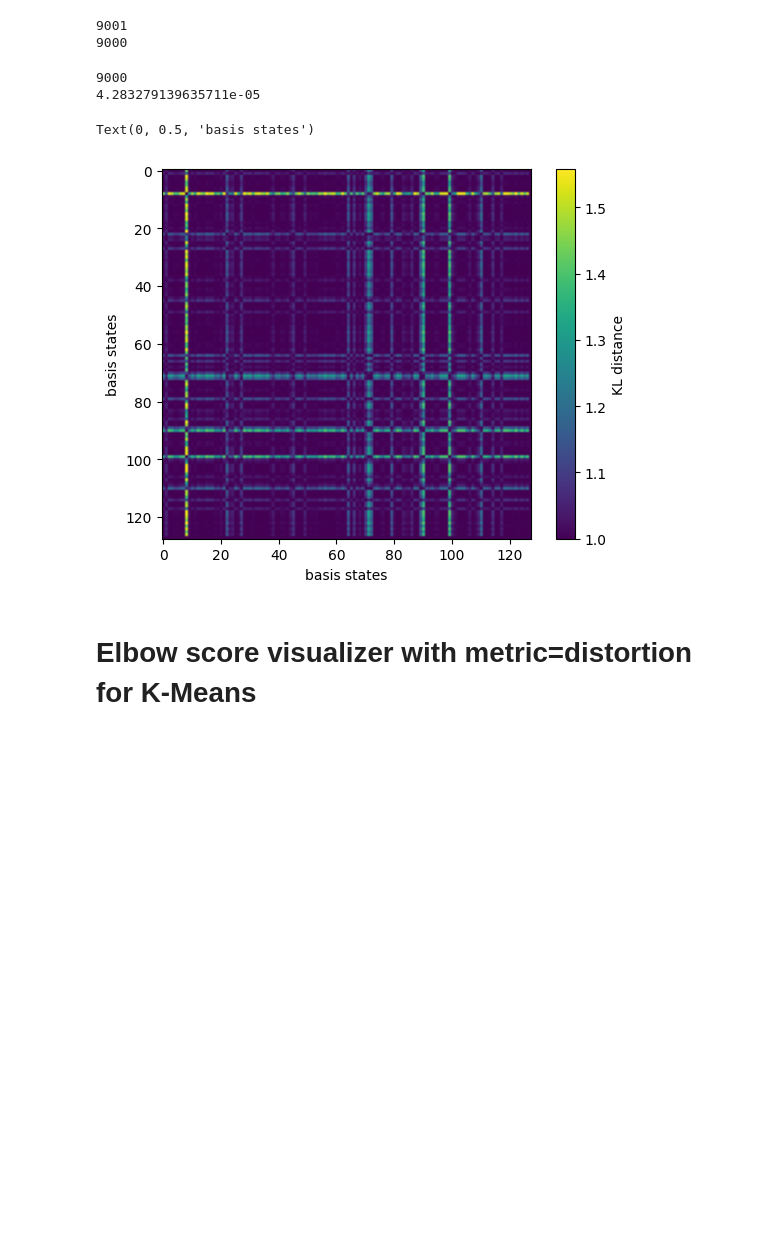
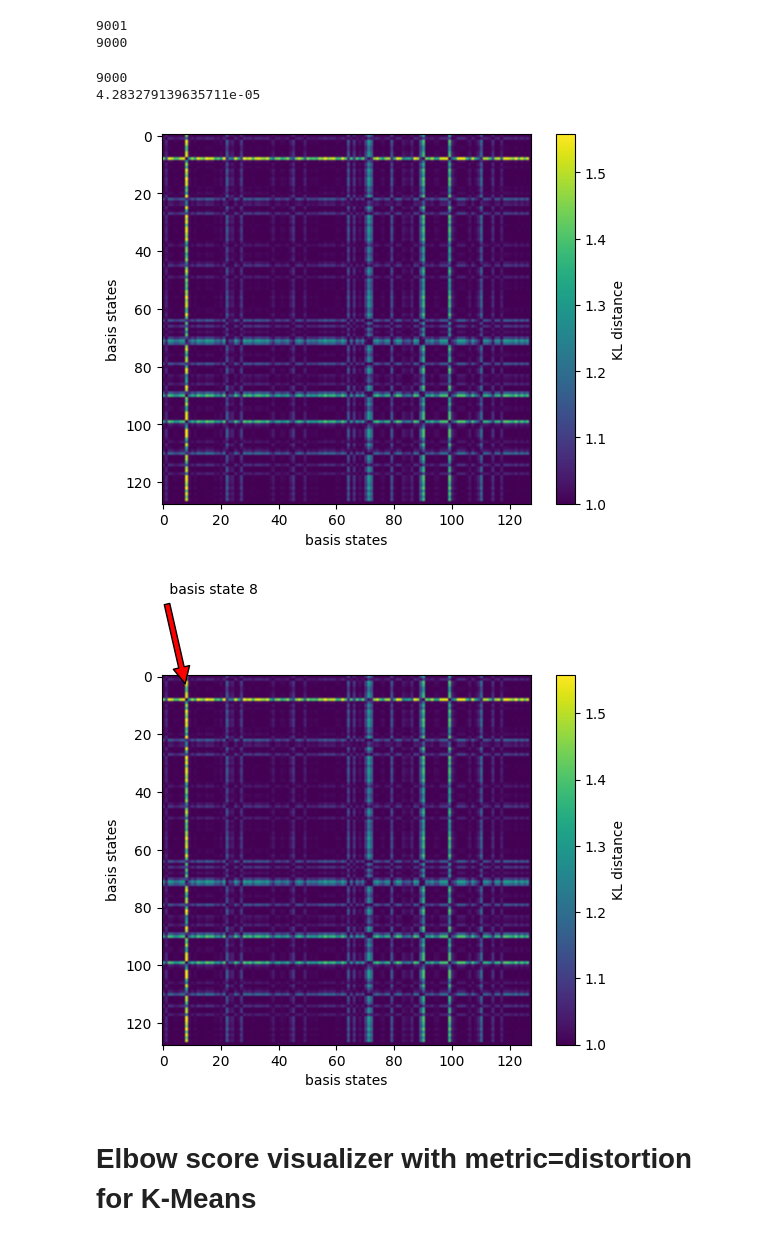
Before and after one commit to psenap/QSW_Quantum_Visualization, a Jupyter notebook: testNairobi_Class3.ipynb, the cells around one changed output. Drawn from its saved outputs; the diff is of its cells as text; code cells hidden in the pictures; blank space fills up the shorter version.

```diff
--- a/testNairobi_Class3.ipynb
+++ b/testNairobi_Class3.ipynb
@@ -138,11 +138,32 @@ plt.xlabel("basis states")
 plt.ylabel("basis states")
 # plt.tick_params(axis='x', which='both', bottom=False,
 #                 top=False, labelbottom=False)
+
+
+# Save the figure object to a pickle file
+with open("data/class3_Nairobi_KL.pkl", "wb") as f:
+    pickle.dump(plt.gcf(), f)  # gcf() gets the current figure
 # %% [output]
 9000
 4.283279139635711e-05
-Text(0, 0.5, 'basis states')
 [figure]
+# %%
+import matplotlib.pyplot as plt
+
+
+with open("data/class3_Nairobi_KL.pkl", "rb") as f:
+    fig = pickle.load(f)
+
+# Display the reloaded figure
+fig.show()
+
+plt.annotate(' basis state 8', xy=(8.00, 4.05), xycoords='data',
+            xytext=(0.01, 1.25), textcoords='axes fraction',
+            va='top', ha='left',
+            arrowprops=dict(facecolor='red', shrink=0.05))
+plt.show()
+# %% [output]
+[figure, added]
 # %%
 embedding = MDS(n_components=2, normalized_stress='auto', dissimilarity='precomputed',random_state=1)
 X_transformed = embedding.fit_transform(dissimilarity_mat)
```
Also changed, not shown: 5 other files.
